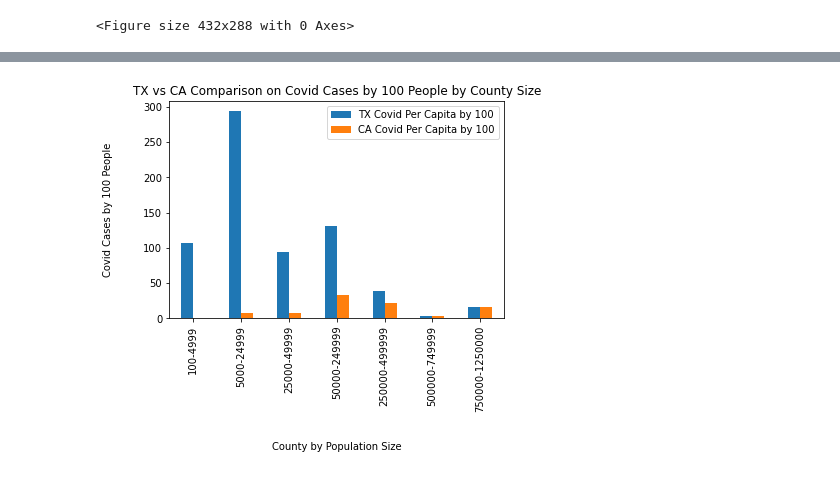
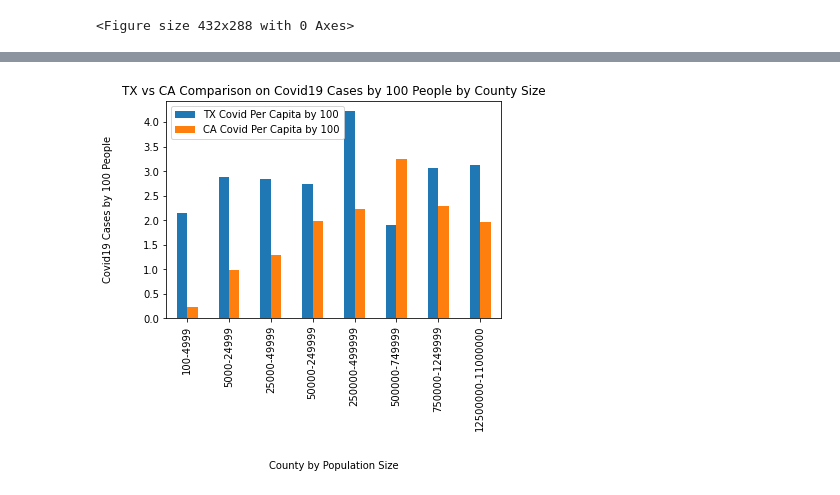
Before and after one commit to shadiaduery/bootcamp-group_project-1, a Jupyter notebook: Analysis/Population Density ScatterPlot.ipynb, the cells around one changed output, grey strips where cells are left out. Saved outputs shown, nothing was run; the diff lists cells and outputs as text; code cells hidden in the pictures.

```diff
--- a/Analysis/Population Density ScatterPlot.ipynb
+++ b/Analysis/Population Density ScatterPlot.ipynb
@@ -210,11 +235,12 @@ final_CA_bins_per_pd
 # %%
-bins = [100, 5000, 25000, 50000, 250000, 500000, 750000, 1250000]
-population_sizes = ["100-4999","5000-24999","25000-49999","50000-249999", "250000-499999", "500000-749999","750000-1250000"]
+bins = [100, 5000, 25000, 50000, 250000, 500000, 750000, 1250000, 11000000]
+population_sizes = ["100-4999","5000-24999","25000-49999","50000-249999", "250000-499999", "500000-749999","750000-1249999", "12500000-11000000"]
 
 final_CA_pd["Population Bins"] = pd.cut(final_CA_pd["population"], bins, labels=population_sizes, include_lowest=True)
 final_CA_bins_pd = final_CA_pd.dropna()
+final_CA_bins_pd
 final_CA_bins_100_pd = final_CA_bins_pd[["Population Bins", "Covid Per Capita by 100"]]
-final_CA_bins_100_pd = final_CA_bins_100_pd.groupby("Population Bins").sum()
+final_CA_bins_100_pd = final_CA_bins_100_pd.groupby("Population Bins").mean()
 final_CA_bins_100_pd= final_CA_bins_100_pd.rename(columns={"Covid Per Capita by 100": "CA Covid Per Capita by 100"})
 final_CA_bins_100_pd
 # %% [output]
@@ -230,11 +257,11 @@ final_CA_bins_100_pd
 # %%
-bins = [100, 5000, 25000, 50000, 250000, 500000, 750000, 1250000]
-population_sizes = ["100-4999","5000-24999","25000-49999","50000-249999", "250000-499999", "500000-749999","750000-1250000"]
+bins = [100, 5000, 25000, 50000, 250000, 500000, 750000, 1250000, 11000000]
+population_sizes = ["100-4999","5000-24999","25000-49999","50000-249999", "250000-499999", "500000-749999","750000-1249999", "12500000-11000000"]
 
 final_CA_pd["Population Bins"] = pd.cut(final_CA_pd["population"], bins, labels=population_sizes, include_lowest=True)
 final_CA_bins_den_pd = final_CA_pd.dropna()
 final_CA_bins_den_pd = final_CA_bins_den_pd[["Population Bins", "Population Density"]]
-final_CA_bins_den_pd = final_CA_bins_den_pd.groupby("Population Bins").sum()
+final_CA_bins_den_pd = final_CA_bins_den_pd.groupby("Population Bins").mean()
 final_CA_bins_den_pd = final_CA_bins_den_pd.rename(columns={"Population Density": "CA Population Density"})
 final_CA_bins_den_pd
 # %% [output]
@@ -250,11 +278,11 @@ final_CA_bins_den_pd
 # %%
-bins = [100, 5000, 25000, 50000, 250000, 500000, 750000, 1250000]
-population_sizes = ["100-4999","5000-24999","25000-49999","50000-249999", "250000-499999", "500000-749999","750000-1250000"]
+bibins = [100, 5000, 25000, 50000, 250000, 500000, 750000, 1250000, 11000000]
+population_sizes = ["100-4999","5000-24999","25000-49999","50000-249999", "250000-499999", "500000-749999","750000-1249999", "12500000-11000000"]
 
 final_TX_pd["Population Bins"] = pd.cut(final_TX_pd["population"], bins, labels=population_sizes, include_lowest=True)
 final_TX_bins_pd = final_TX_pd.dropna()
 final_TX_bins_per_pd = final_TX_bins_pd[["Population Bins", "Covid Per Capita"]]
-final_TX_bins_per_pd = final_TX_bins_per_pd.groupby("Population Bins").sum()
+final_TX_bins_per_pd = final_TX_bins_per_pd.groupby("Population Bins").mean()
 final_TX_bins_per_pd = final_TX_bins_per_pd.rename(columns={"Covid Per Capita": "TX Covid Per Capita"})
 final_TX_bins_per_pd
 # %% [output]
@@ -270,11 +299,11 @@ final_TX_bins_per_pd
 # %%
-bins = [100, 5000, 25000, 50000, 250000, 500000, 750000, 1250000]
-population_sizes = ["100-4999","5000-24999","25000-49999","50000-249999", "250000-499999", "500000-749999","750000-1250000"]
+bins = [100, 5000, 25000, 50000, 250000, 500000, 750000, 1250000, 11000000]
+population_sizes = ["100-4999","5000-24999","25000-49999","50000-249999", "250000-499999", "500000-749999","750000-1249999", "12500000-11000000"]
 
 final_TX_pd["Population Bins"] = pd.cut(final_TX_pd["population"], bins, labels=population_sizes, include_lowest=True)
 final_TX_bins_pd = final_TX_pd.dropna()
 final_TX_bins_100_pd = final_TX_bins_pd[["Population Bins", "Covid Per Capita by 100"]]
-final_TX_bins_100_pd = final_TX_bins_100_pd.groupby("Population Bins").sum()
+final_TX_bins_100_pd = final_TX_bins_100_pd.groupby("Population Bins").mean()
 final_TX_bins_100_pd = final_TX_bins_100_pd.rename(columns={"Covid Per Capita by 100": "TX Covid Per Capita by 100"})
 final_TX_bins_100_pd
 # %% [output]
@@ -365,8 +399,8 @@ plt.savefig("../Images/TX_CA_Covid_per_Capita.png")
 # %%
 final_CA_TX_bins_100_pd = final_CA_TX_bins_100_pd.plot(kind="bar")
-final_CA_TX_bins_100_pd.set_ylabel("Covid Cases by 100 People", labelpad=30)
+final_CA_TX_bins_100_pd.set_ylabel("Covid19 Cases by 100 People", labelpad=30)
 final_CA_TX_bins_100_pd.set_xlabel("County by Population Size", labelpad=30)
-final_CA_TX_bins_100_pd.set_title("TX vs CA Comparison on Covid Cases by 100 People by County Size")
+final_CA_TX_bins_100_pd.set_title("TX vs CA Comparison on Covid19 Cases by 100 People by County Size")
 plt.savefig("../Images/TX_CA_Covid_by_100.png")
 # %% [output]
-[figure, old version]
+[figure, new version]
```
Also changed, not shown: parts of 13 cells of this notebook, 9 other files.
